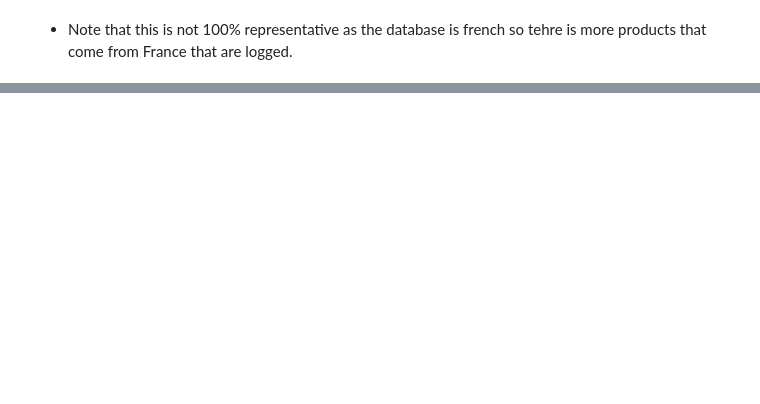
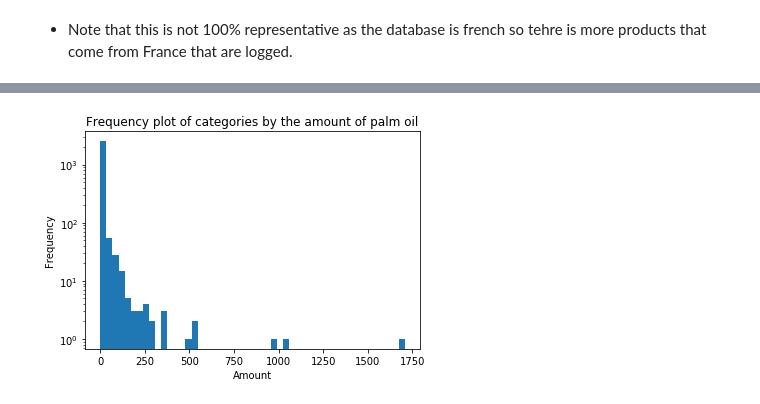
Before and after one commit to lanzrein/ada_project, a Jupyter notebook: PalmOil.ipynb, the cells around one changed output, grey strips where cells are left out. Cells and saved outputs as stored; diff of their text form; code cells hidden in the pictures; blank space fills up the shorter version.

```diff
--- a/PalmOil.ipynb
+++ b/PalmOil.ipynb
@@ -127,0 +147,3 @@ top_ten.plot.bar(color='b')
+# %%
+categories_contains = contains_palm.join(data_total["categories"],how="inner").dropna(subset=["categories"])
+categories_may_contain = may_contain_palm.join(data_total["categories"],how="inner").dropna(subset=["categories"])
@@ -127,0 +170,9 @@ top_ten.plot.bar(color='b')
+# %%
+abc = categories_contains["categories"].str.split(',').apply(pd.Series).unstack().dropna().to_frame()#.reset_index().set_index("code").groupby("0")
+abc.columns = ["categories"]
+hi = abc.reset_index().set_index("code")["categories"].value_counts()
+hi.plot.hist(bins=50,logy=True,title="Frequency plot of categories by the amount of palm oil")
+plt.xlabel("Amount")
+plt.show()
+# %% [output]
+[figure, added]
```
Also changed, not shown: parts of 14 cells of this notebook.
